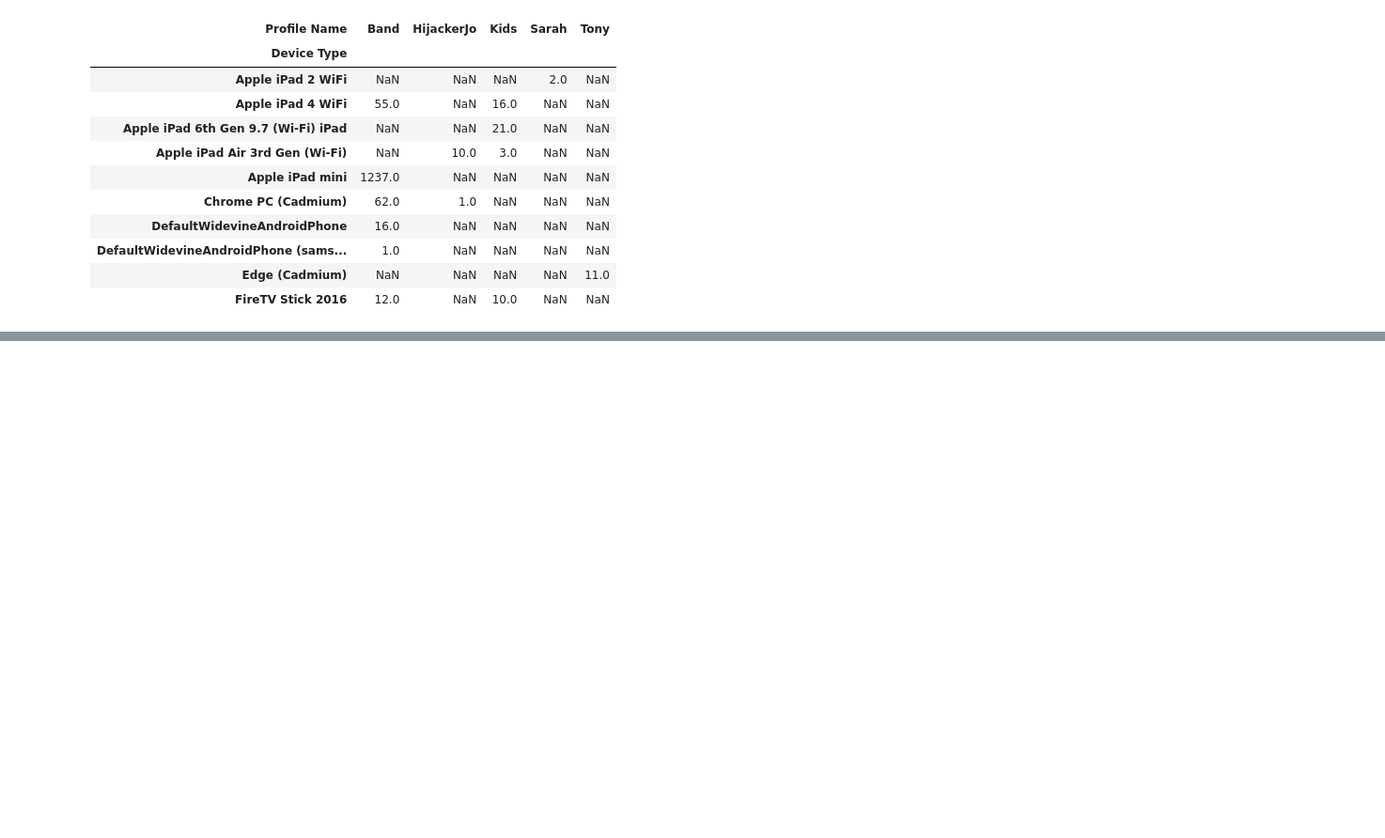
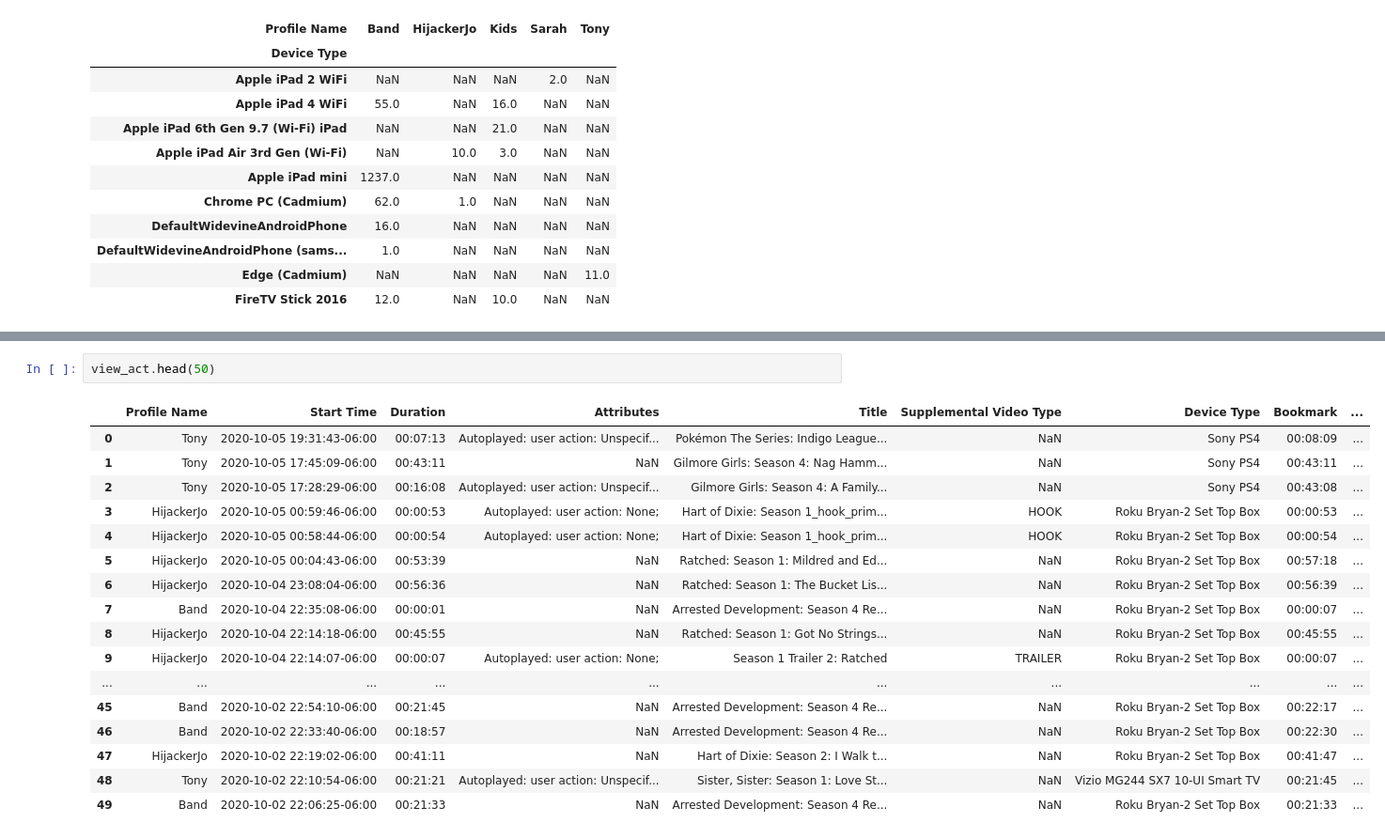
Before and after one commit to atotorica/Netflix, a Jupyter notebook: Netflix.ipynb, the cells around one changed output, grey strips where cells are left out. Shown at 94% size. Saved outputs shown, nothing was run; the diff lists cells and outputs as text; blank space fills up the shorter version.

```diff
--- a/Netflix.ipynb
+++ b/Netflix.ipynb
@@ -268,0 +445,20 @@ chart
+# %%
+view_act.head(50)
+# %% [output]
+|  | Profile Name | Start Time | Duration | Attributes | Title | Supplemental Video Type | Device Type | Bookmark | ... |
+| 0 | Tony | 2020-10-05 19:31:43-06:00 | 00:07:13 | Autoplayed: user action: Unspecif... | Pokémon The Series: Indigo League... | NaN | Sony PS4 | 00:08:09 | ... |
+| 1 | Tony | 2020-10-05 17:45:09-06:00 | 00:43:11 | NaN | Gilmore Girls: Season 4: Nag Hamm... | NaN | Sony PS4 | 00:43:11 | ... |
+| 2 | Tony | 2020-10-05 17:28:29-06:00 | 00:16:08 | Autoplayed: user action: Unspecif... | Gilmore Girls: Season 4: A Family... | NaN | Sony PS4 | 00:43:08 | ... |
+| 3 | HijackerJo | 2020-10-05 00:59:46-06:00 | 00:00:53 | Autoplayed: user action: None; | Hart of Dixie: Season 1_hook_prim... | HOOK | Roku Bryan-2 Set Top Box | 00:00:53 | ... |
+| 4 | HijackerJo | 2020-10-05 00:58:44-06:00 | 00:00:54 | Autoplayed: user action: None; | Hart of Dixie: Season 1_hook_prim... | HOOK | Roku Bryan-2 Set Top Box | 00:00:54 | ... |
+| 5 | HijackerJo | 2020-10-05 00:04:43-06:00 | 00:53:39 | NaN | Ratched: Season 1: Mildred and Ed... | NaN | Roku Bryan-2 Set Top Box | 00:57:18 | ... |
+| 6 | HijackerJo | 2020-10-04 23:08:04-06:00 | 00:56:36 | NaN | Ratched: Season 1: The Bucket Lis... | NaN | Roku Bryan-2 Set Top Box | 00:56:39 | ... |
+| 7 | Band | 2020-10-04 22:35:08-06:00 | 00:00:01 | NaN | Arrested Development: Season 4 Re... | NaN | Roku Bryan-2 Set Top Box | 00:00:07 | ... |
+| 8 | HijackerJo | 2020-10-04 22:14:18-06:00 | 00:45:55 | NaN | Ratched: Season 1: Got No Strings... | NaN | Roku Bryan-2 Set Top Box | 00:45:55 | ... |
+| 9 | HijackerJo | 2020-10-04 22:14:07-06:00 | 00:00:07 | Autoplayed: user action: None; | Season 1 Trailer 2: Ratched | TRAILER | Roku Bryan-2 Set Top Box | 00:00:07 | ... |
+| ... | ... | ... | ... | ... | ... | ... | ... | ... | ... |
+| 45 | Band | 2020-10-02 22:54:10-06:00 | 00:21:45 | NaN | Arrested Development: Season 4 Re... | NaN | Roku Bryan-2 Set Top Box | 00:22:17 | ... |
+| 46 | Band | 2020-10-02 22:33:40-06:00 | 00:18:57 | NaN | Arrested Development: Season 4 Re... | NaN | Roku Bryan-2 Set Top Box | 00:22:30 | ... |
+| 47 | HijackerJo | 2020-10-02 22:19:02-06:00 | 00:41:11 | NaN | Hart of Dixie: Season 2: I Walk t... | NaN | Roku Bryan-2 Set Top Box | 00:41:47 | ... |
+| 48 | Tony | 2020-10-02 22:10:54-06:00 | 00:21:21 | Autoplayed: user action: Unspecif... | Sister, Sister: Season 1: Love St... | NaN | Vizio MG244 SX7 10-UI Smart TV | 00:21:45 | ... |
+| 49 | Band | 2020-10-02 22:06:25-06:00 | 00:21:33 | NaN | Arrested Development: Season 4 Re... | NaN | Roku Bryan-2 Set Top Box | 00:21:33 | ... |
```
Also changed, not shown: parts of 31 cells of this notebook.
